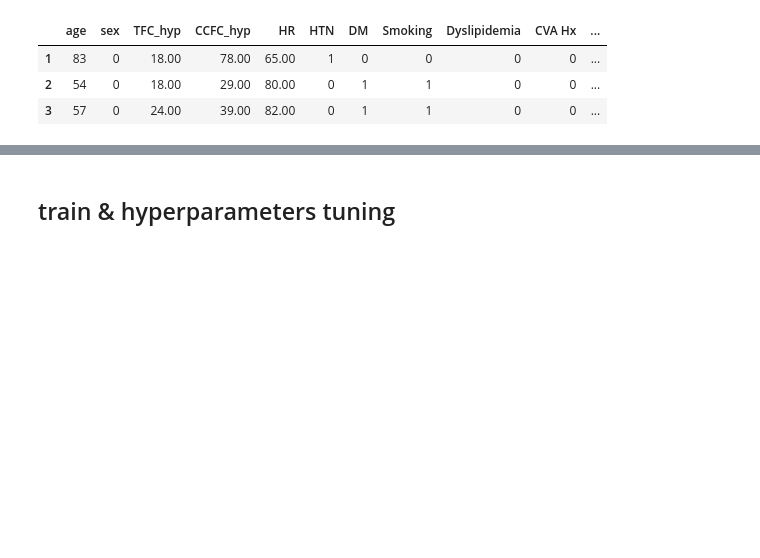
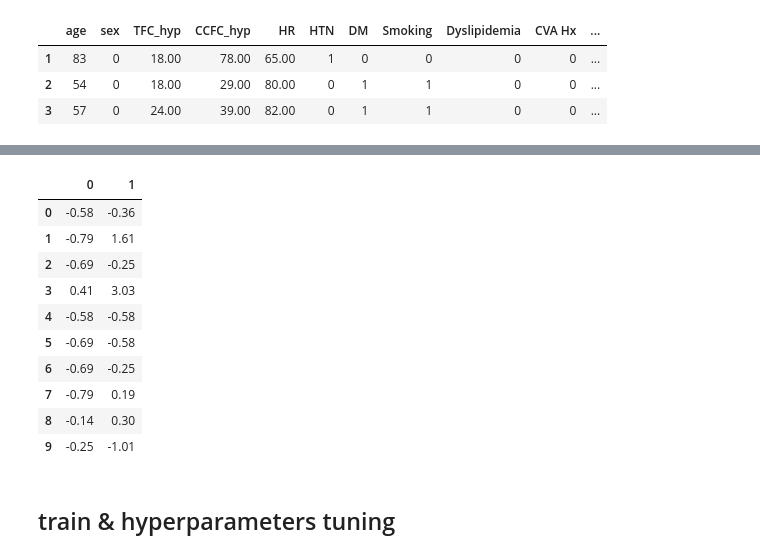
Before and after one commit to eastk1te/P.T, a Jupyter notebook: Side_Project/Capstone/coronary_angiography.ipynb, the cells around one changed output, grey strips where cells are left out. Saved outputs shown, nothing was run; the diff lists cells and outputs as text; code cells hidden in the pictures; blank space fills up the shorter version.

```diff
--- a/Side_Project/Capstone/coronary_angiography.ipynb
+++ b/Side_Project/Capstone/coronary_angiography.ipynb
@@ -260,3 +309,21 @@ hyp rmse : 0.08881130160483226, k-fold : [0.11107908 0.05865151 0.13808783 0.055
+# %%
+X_train_bas, X_test_bas, y_train_bas, y_test_bas = train_test_split(scaled_X_bas,scaled_y_bas,test_size=.2,random_state=100)
+X_train_hyp, X_test_hyp, y_train_hyp, y_test_hyp = train_test_split(scaled_X_hyp,scaled_y_hyp,test_size=.2,random_state=100)
+
+dtr.fit(X_train_hyp, y_train_hyp)
+pd.DataFrame([dtr.predict(X_test_hyp), y_test_hyp.reshape(-1)]).T.head(10)
+# %% [output]
+|  | 0 | 1 |
+| 0 | -0.58 | -0.36 |
+| 1 | -0.79 | 1.61 |
+| 2 | -0.69 | -0.25 |
+| 3 | 0.41 | 3.03 |
+| 4 | -0.58 | -0.58 |
+| 5 | -0.69 | -0.58 |
+| 6 | -0.69 | -0.25 |
+| 7 | -0.79 | 0.19 |
+| 8 | -0.14 | 0.30 |
+| 9 | -0.25 | -1.01 |
 # %% [markdown]
 ## train & hyperparameters tuning
 # %%
```
Also changed, not shown: parts of 12 cells of this notebook.
